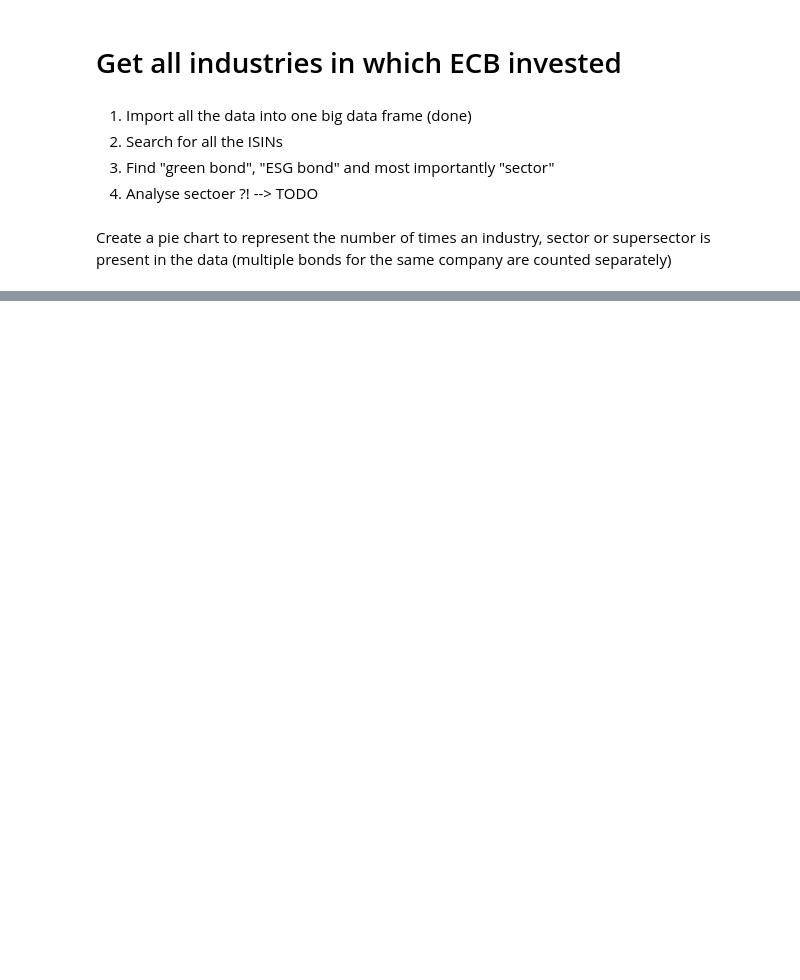
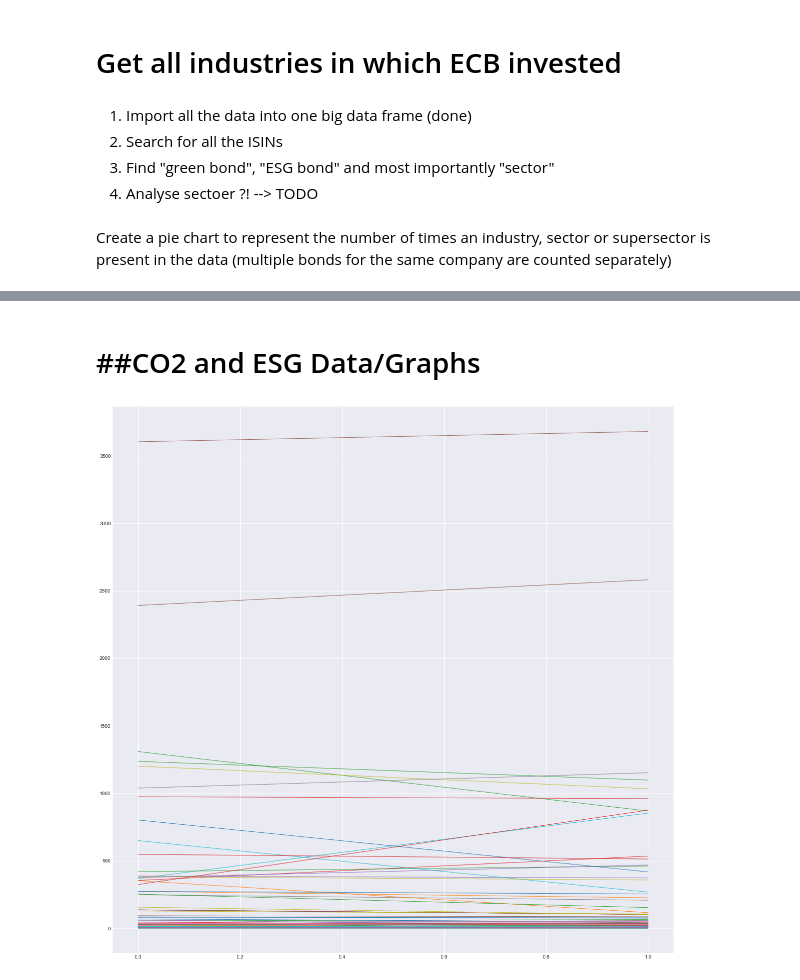
Before and after one commit to AukeVanSighem/ECB-Bond-Purchases, a Jupyter notebook: DataAnalysis.ipynb, the cells around one changed output, grey strips where cells are left out. Saved outputs shown, nothing was run; the diff lists cells and outputs as text; code cells hidden in the pictures; blank space fills up the shorter version.

Commit message:
Cleaned some data for CO2/ESG + spaghetti plot

```diff
--- a/DataAnalysis.ipynb
+++ b/DataAnalysis.ipynb
@@ -192,3 +253,4 @@ eikon_data_industry = pd.read_csv(eikon_data_folder+"holdingsECBIndustryAndSecto
 eikon_data_merged = holdingsECB.merge(eikon_data_environment, "left", "ISIN") # ECB with environment appended
 eikon_data_merged = eikon_data_merged.merge(eikon_data_general, "left", "ISIN") # appended general
 eikon_data_complete = eikon_data_merged.merge(eikon_data_industry, "left", "ISIN") # appended industry
+eikon_data_complete.rename(columns={'CO2.1': 'CO2_1'}, inplace=True) #changed column name to prevent syntax errors
@@ -236,0 +317,34 @@ make_pie_chart('ICB Industry name')
+# %% [markdown]
+# ##CO2 and ESG Data/Graphs
+# %%
+co2_data = eikon_data_complete[["ISSUER_x", "CO2", "CO2_1"]] #compnay name and CO2 subset
+company_co2_data = co2_data.drop_duplicates(subset= ["ISSUER_x"]) #Unique company name subset
+company_co2_data = company_co2_data[(company_co2_data.CO2 != '0') & (company_co2_data.CO2_1 != '0')] #not null value for CO2
+company_co2_data = company_co2_data.reset_index() #resets index
+company_co2_data = company_co2_data.drop(columns=["index"]) #removes extra column
+company_co2_data = company_co2_data.replace(to_replace = '[,]', value ='.', regex=True) #making decimal points legible
+company_co2_data['CO2'] =company_co2_data['CO2'].astype(float) #converting numbers to floats
+company_co2_data['CO2_1'] =company_co2_data['CO2_1'].astype(float)
+
+#overall slope increase or decrease
+slopes = company_co2_data['CO2_1'] - company_co2_data['CO2']
+slopes.sum() #shows an overall decrease in total emissions **Could cluster by sector. Hard to do anything else with 2 data points*
+
+
+#making data easier to graph
+co2graph_data = company_co2_data[["CO2", "CO2_1"]]
+co2graph_data = co2graph_data.transpose()
+co2graph_data.insert(0, "x", [0, 1], True)
+
+
+plt.style.use('seaborn-darkgrid')
+palette = plt.get_cmap('Set1')
+
+#spaghetti plot of CO2 emissions
+plt.figure(figsize=(20,20))
+for column in co2graph_data.drop(columns=["x"], axis=1):
+    plt.plot(co2graph_data["x"], co2graph_data[column], marker='', linewidth=1, alpha=0.9)
+
+plt.show()
+# %% [output]
+[figure, added]
```
Also changed, not shown: parts of 8 cells of this notebook.
